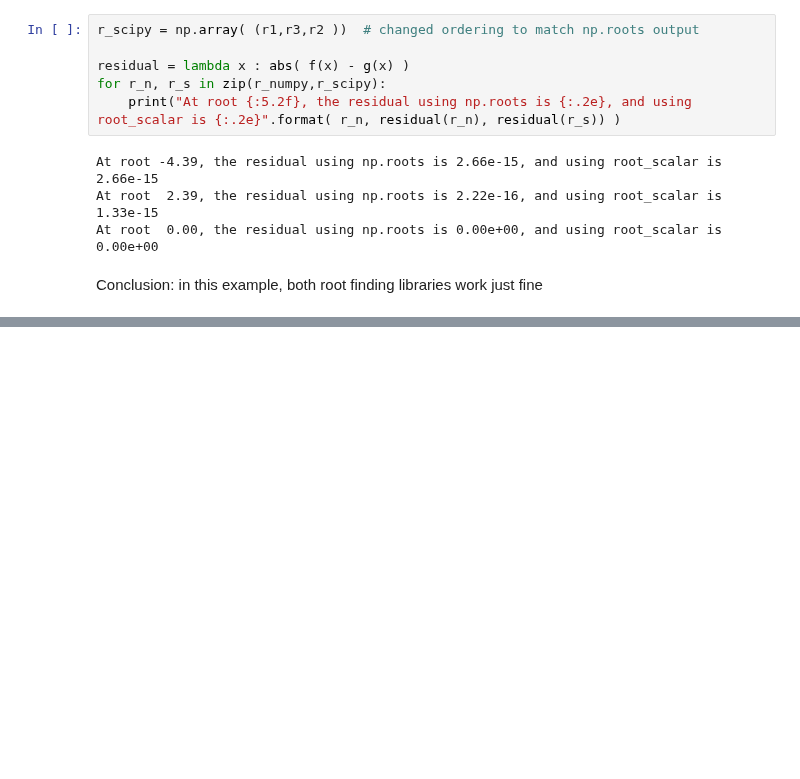
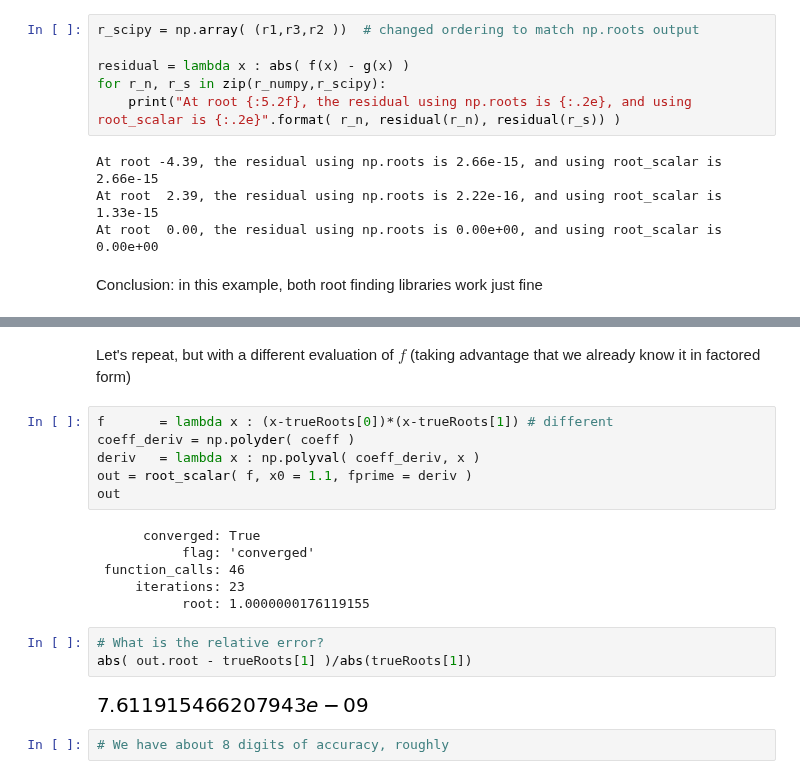
Before and after one commit to stephenbeckr/numerical-analysis-class, a Jupyter notebook: Demos/Ch2_Intersection_GraphingCalculator.ipynb, the cells around one changed output, grey strips where cells are left out. Drawn from its saved outputs; the diff is of its cells as text; blank space fills up the shorter version.

```diff
--- a/Demos/Ch2_Intersection_GraphingCalculator.ipynb
+++ b/Demos/Ch2_Intersection_GraphingCalculator.ipynb
@@ -137,0 +226,21 @@ Conclusion: in this example, both root finding libraries work just fine
+# %% [markdown]
+Let's repeat, but with a different evaluation of $f$ (taking advantage that we already know it in factored form)
+# %%
+f       = lambda x : (x-trueRoots[0])*(x-trueRoots[1]) # different
+coeff_deriv = np.polyder( coeff )
+deriv   = lambda x : np.polyval( coeff_deriv, x )
+out = root_scalar( f, x0 = 1.1, fprime = deriv )
+out
+# %% [output]
+      converged: True
+           flag: 'converged'
+ function_calls: 46
+     iterations: 23
+           root: 1.0000000176119155
+# %%
+# What is the relative error?
+abs( out.root - trueRoots[1] )/abs(trueRoots[1])
+# %% [output]
+[figure, added]
+# %%
+# We have about 8 digits of accuracy, roughly
```
Also changed, not shown: parts of 11 cells of this notebook.
